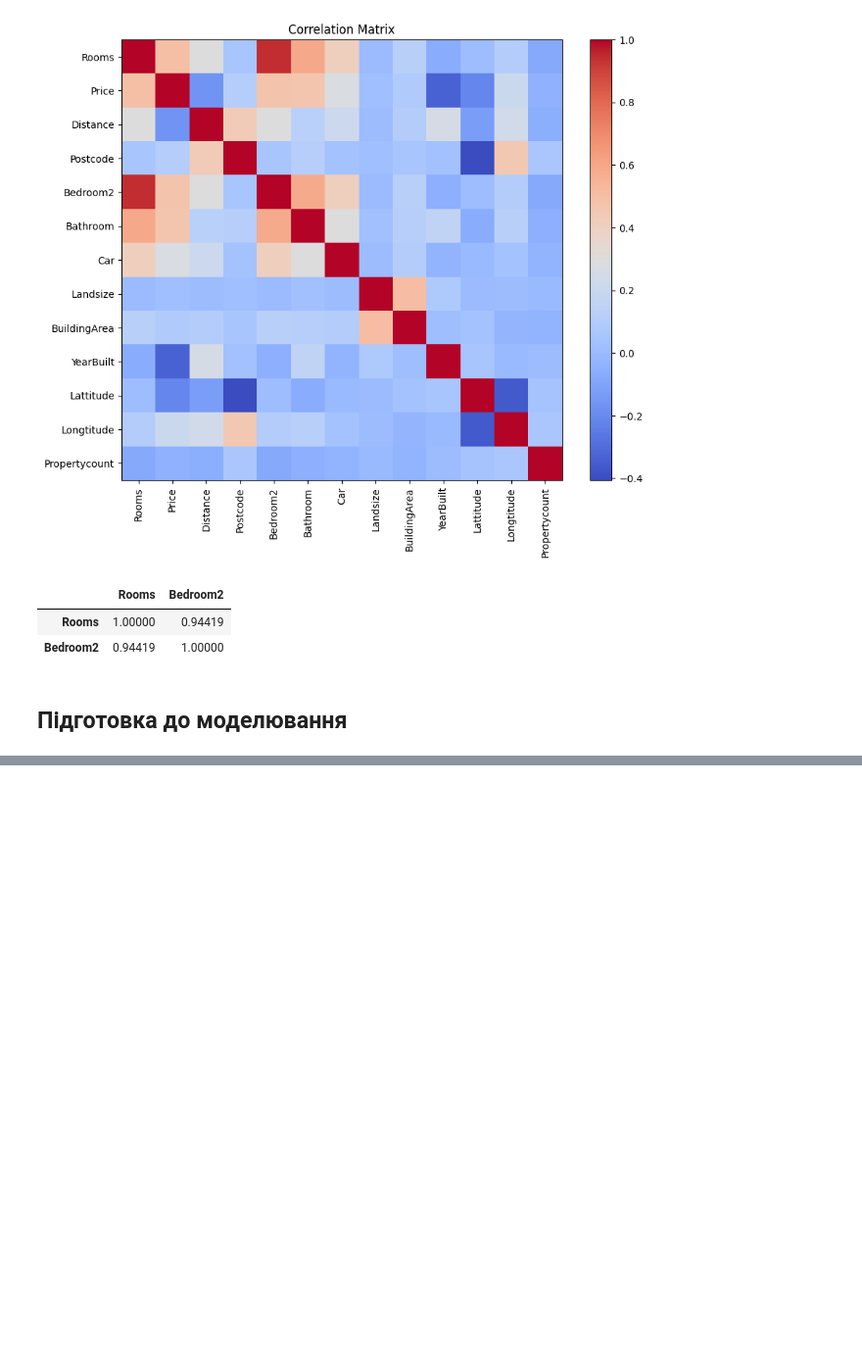
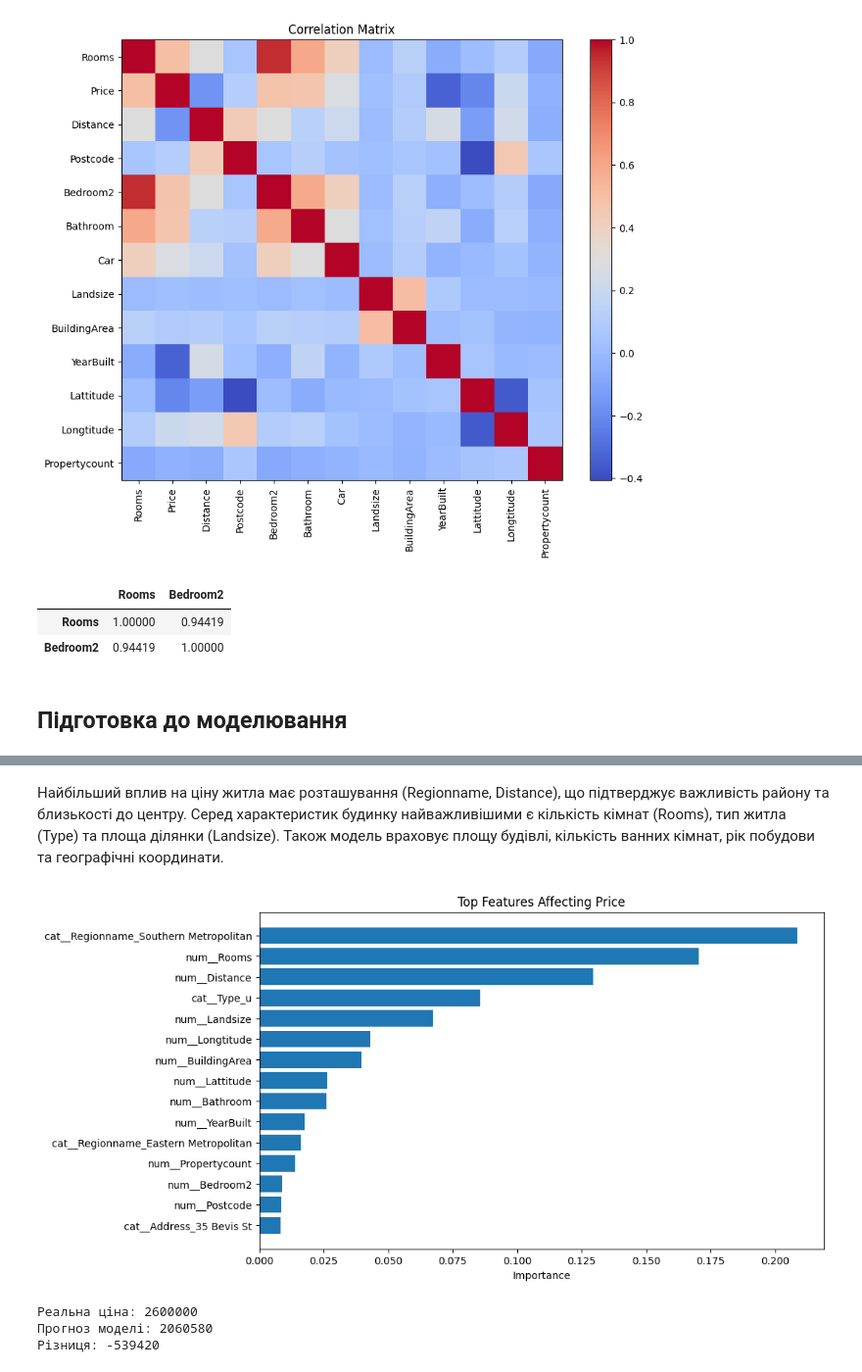
Before and after one commit to VikiTarasova/melbourne_housing-DTA, a Jupyter notebook: notebooks/melborurne_housing_DTA.ipynb, the cells around one changed output, grey strips where cells are left out. Shown at 98% size. Drawn from its saved outputs; the diff is of its cells as text; code cells hidden in the pictures; blank space fills up the shorter version.

```diff
--- a/notebooks/melborurne_housing_DTA.ipynb
+++ b/notebooks/melborurne_housing_DTA.ipynb
@@ -333,0 +564,30 @@ clean[["Rooms","Bedroom2"]].corr()
+# %%
+# отримуємо назви ознак після One-Hot Encoding
+
+feature_names = (
+    forest_model
+    .named_steps["prep"]
+    .get_feature_names_out()
+)
+
+# важливість ознак
+
+importance = pd.DataFrame({
+
+    "feature": feature_names,
+
+    "importance":
+        forest_model
+        .named_steps["model"]
+        .feature_importances_
+})
+
+importance = (
+    importance
+    .sort_values(
+        "importance",
+        ascending=False
+    )
+)
+
+importance.head(10)
@@ -333,0 +606,35 @@ clean[["Rooms","Bedroom2"]].corr()
+# %% [markdown]
+Найбільший вплив на ціну житла має розташування (Regionname, Distance), що підтверджує важливість району та близькості до центру. Серед характеристик будинку найважливішими є кількість кімнат (Rooms), тип житла (Type) та площа ділянки (Landsize). Також модель враховує площу будівлі, кількість ванних кімнат, рік побудови та географічні координати.
+# %%
+plt.figure(figsize=(10,6))
+plt.barh(
+    importance.head(15)["feature"],
+    importance.head(15)["importance"]
+)
+
+plt.gca().invert_yaxis()
+plt.xlabel("Importance")
+plt.title("Top Features Affecting Price")
+
+plt.show()
+# %% [output]
+[figure, added]
+# %%
+# один об'єкт
+sample = X_test.iloc[[0]]
+
+# реальна ціна
+real_price = y_test.iloc[0]
+
+# прогноз
+prediction = forest_model.predict(sample)[0]
+print("Реальна ціна:", round(real_price))
+print("Прогноз моделі:", round(prediction))
+print(
+    "Різниця:",
+    round(prediction - real_price)
+)
+# %% [output]
+Реальна ціна: 2600000
+Прогноз моделі: 2060580
+Різниця: -539420
```
Also changed, not shown: parts of 16 cells of this notebook.
